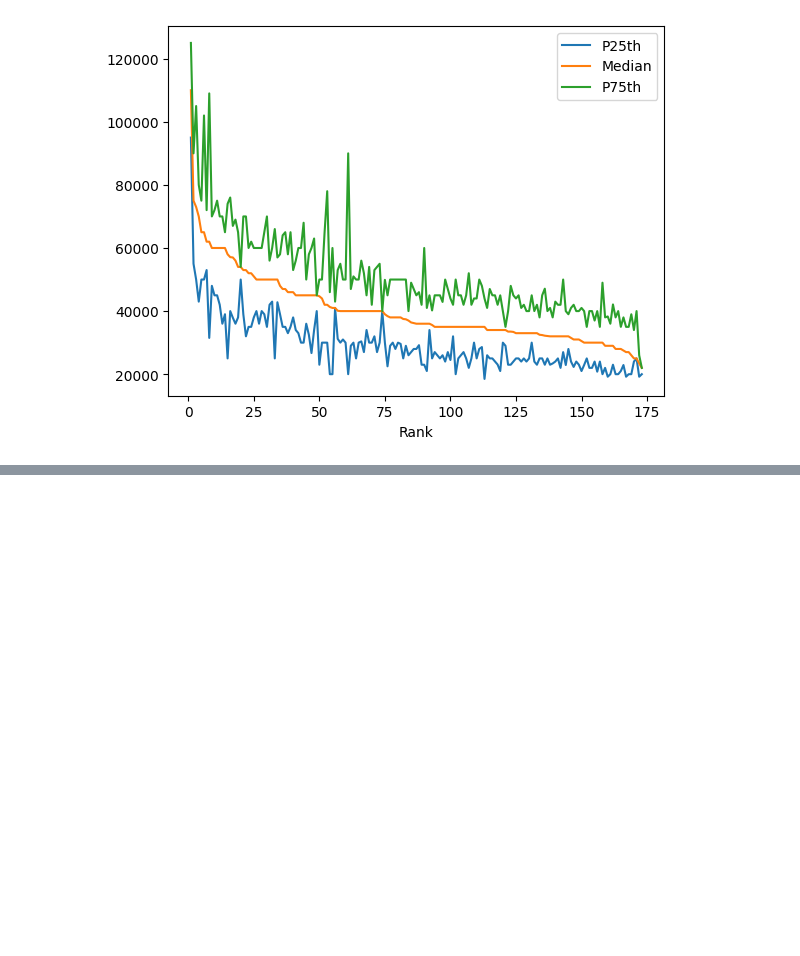
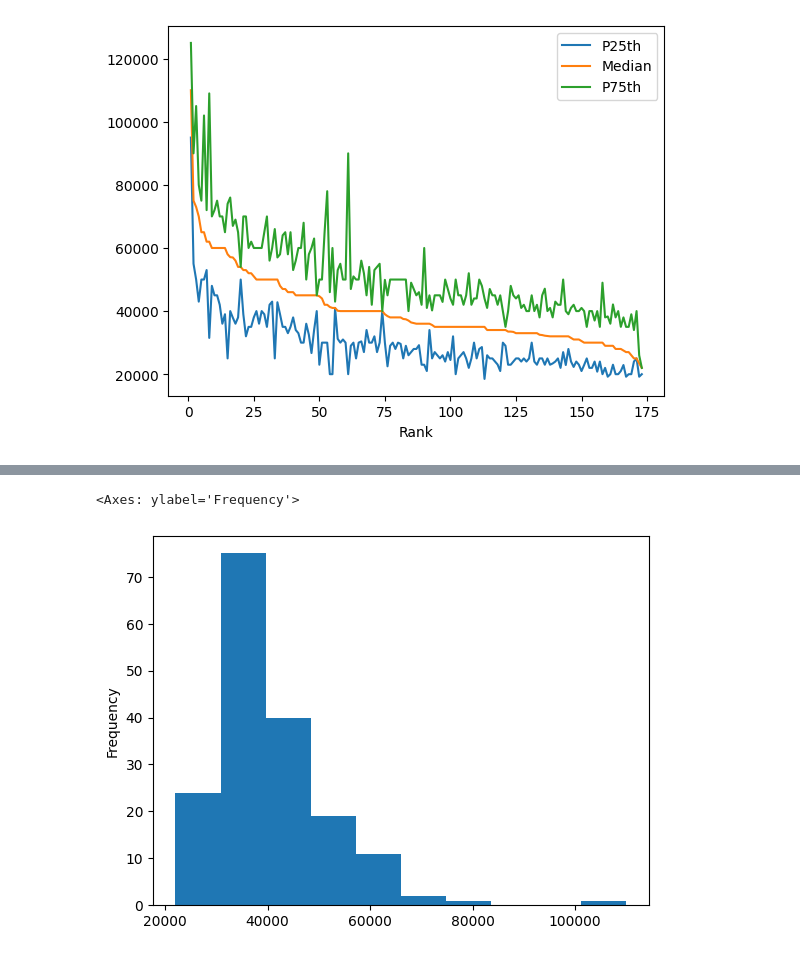
Before and after one commit to felipesebben/Pandas_learning_path, a Jupyter notebook: 7_plot_with_pandas/plot_pandas_viz_basics.ipynb, the cells around one changed output, grey strips where cells are left out. Drawn from its saved outputs; the diff is of its cells as text; code cells hidden in the pictures; blank space fills up the shorter version.

```diff
--- a/7_plot_with_pandas/plot_pandas_viz_basics.ipynb
+++ b/7_plot_with_pandas/plot_pandas_viz_basics.ipynb
@@ -80,0 +117,5 @@ df.plot(x="Rank", y=["P25th", "Median", "P75th"])
+# %%
+median_column.plot(kind="hist")
+# %% [output]
+<Axes: ylabel='Frequency'>
+[figure, added]
```
Also changed, not shown: parts of 12 cells of this notebook.
